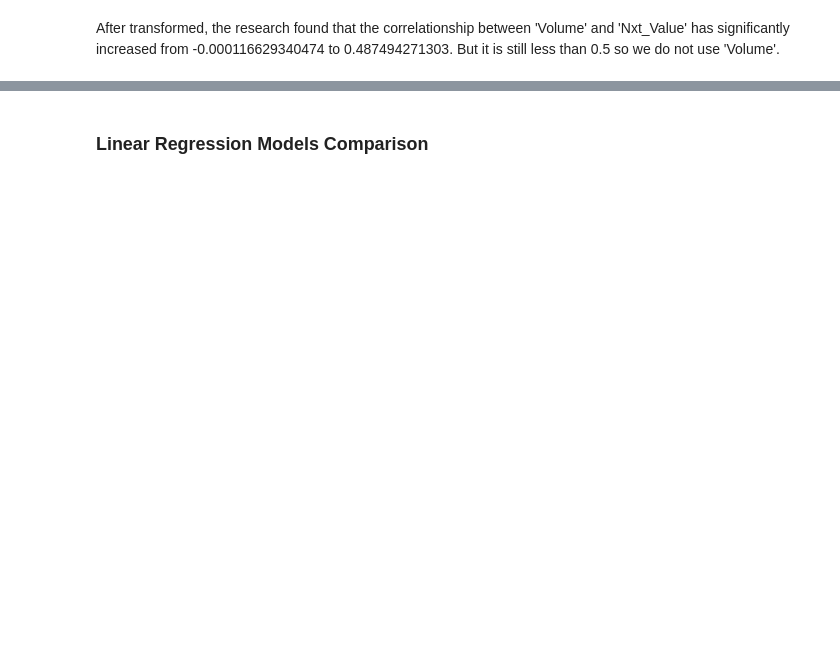
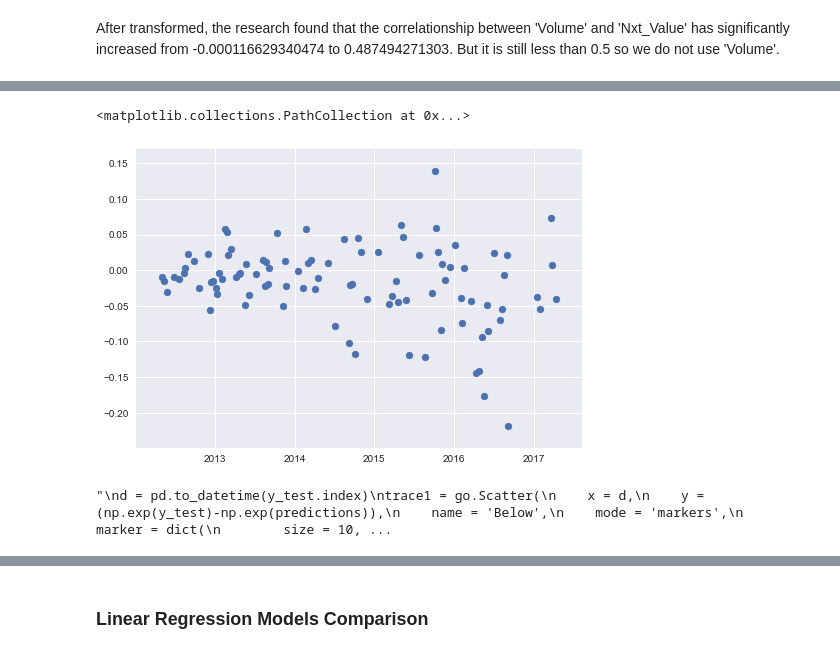
Before and after one commit to peterjhwang/Forecasting-Air-New-Zealand-stock-prices, a Jupyter notebook: Air_NZ_stock_price.ipynb, the cells around one changed output, grey strips where cells are left out. Drawn from its saved outputs; the diff is of its cells as text; code cells hidden in the pictures; blank space fills up the shorter version.

```diff
--- a/Air_NZ_stock_price.ipynb
+++ b/Air_NZ_stock_price.ipynb
@@ -695,4 +983,11 @@ plt.scatter(np.exp(y_test), np.exp(predictions))
+# %%
+d = pd.to_datetime(y_test.index)
+plt.scatter(d, (np.exp(y_test)-np.exp(predictions)))
+# %% [output]
+<matplotlib.collections.PathCollection at 0x...>
+[figure, added]
 # %%
+"""
 d = pd.to_datetime(y_test.index)
 trace1 = go.Scatter(
     x = d,
@@ -717,6 +1012,9 @@ layout = dict(title = 'Difference between forecasted and actual stock price',
 
 fig = dict(data=data, layout=layout)
 py.iplot(fig, filename='styled-scatter')
+"""
+# %% [output]
+"\nd = pd.to_datetime(y_test.index)\ntrace1 = go.Scatter(\n    x = d,\n    y = (np.exp(y_test)-np.exp(predictions)),\n    name = 'Below',\n    mode = 'markers',\n    marker = dict(\n        size = 10, ...
 # %%
 logErrors = []
 print metrics.mean_absolute_error(np.exp(y_test), np.exp(predictions))
```
Also changed, not shown: parts of 78 cells of this notebook, 2 other files.
